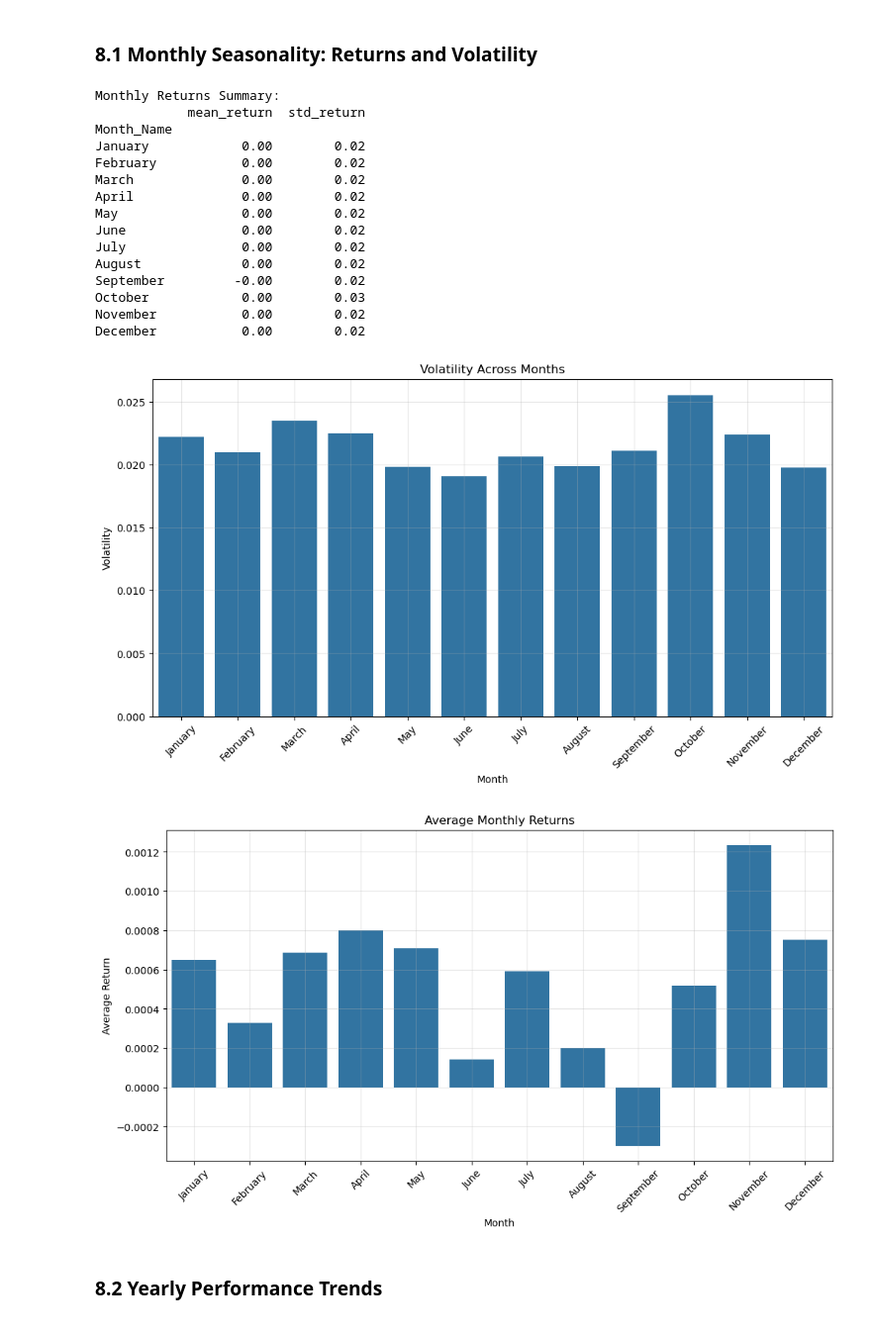
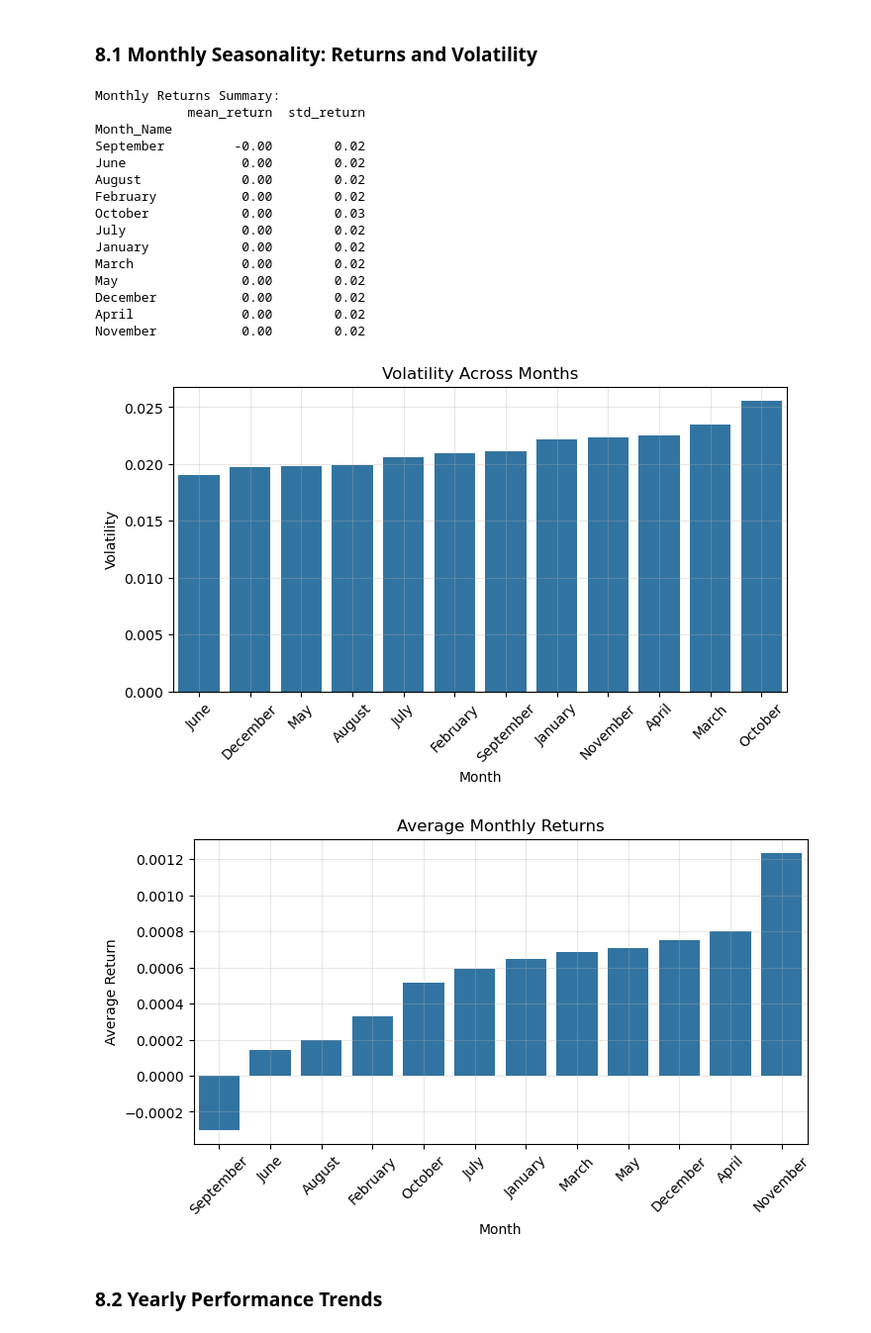
Before and after one commit to BoraY-git/Wspeed-G-Assign, a Jupyter notebook: Main-Notebook.ipynb, the cells around one changed output. Shown at 99% size. Drawn from its saved outputs; the diff is of its cells as text; code cells hidden in the pictures.

```diff
--- a/Main-Notebook.ipynb
+++ b/Main-Notebook.ipynb
@@ -177,7 +177,6 @@ df_stocks['252_days_vol'] = df_stocks.groupby('Ticker')['Returns'].rolling(252).
 
 # Sector mapping from master data
 df_sectors = df_sp500_master[['Ticker', 'Name', 'Sector', 'Industry']].drop_duplicates().set_index('Ticker')
-df_stocks = df_stocks.merge(df_sectors[['Sector', 'Industry']], left_on='Ticker', right_index=True, how='left')
 # %% [markdown]
 ## 5. Inflation, Unemployment, and Stock Returns
 # %% [markdown]
@@ -383,28 +379,0 @@ dtype: float64
-# %%
-# Create sector returns from df_stocks (quarterly aggregation)
-# Get list of tickers per sector from df_sectors
-sector_tickers = df_sectors.reset_index().groupby('Sector')['Ticker'].apply(list).to_dict()
-
-# Quarterly returns for each ticker (using df_stocks)
-quarterly_stock_returns = df_stocks.set_index('Date').groupby('Ticker')['Returns'].resample('QS').apply(lambda x: (1+x).prod() - 1).unstack()
-
-# Align with quarterly GDP growth
-gdp_growth = df_quarterly['GDPGrowth'].dropna()
-common_idx = quarterly_stock_returns.index.intersection(gdp_growth.index)
-quarterly_stock_returns = quarterly_stock_returns.loc[common_idx]
-gdp_growth_aligned = gdp_growth.loc[common_idx]
-
-sector_correlations = {}
-for sector, tickers in sector_tickers.items():
-    available = [t for t in tickers if t in quarterly_stock_returns.columns]
-    if available:
-        sector_returns = quarterly_stock_returns[available].mean(axis=1)
-        sector_correlations[sector] = sector_returns.corr(gdp_growth_aligned)
-
-# Plot
-ax = pd.Series(sector_correlations).sort_values().plot(kind='barh', color='blue')
-ax.bar_label(ax.containers[0], fmt='%.2f', label_type='center', color='white', fontweight='bold')
-plt.title('Sector Sensitivity: Correlation with GDP Growth')
-plt.xlabel('Correlation')
-plt.tight_layout()
-plt.show()
@@ -491,49 +458,49 @@ plt.show()
 month_order = ['January','February','March','April','May','June',
                'July','August','September','October','November','December']
 
-monthly_returns_agg = df_stocks.groupby('Month_Name')['Returns'].agg(mean_return='mean', std_return='std').reindex(month_order)
-monthly_volatility = df_stocks.groupby('Month_Name')['Returns'].std().reindex(month_order)
+monthly_returns_agg = (df_stocks.groupby('Month_Name')['Returns'].agg(mean_return='mean', std_return='std').reindex(month_order).sort_values(by='mean_return'))
+monthly_volatility = df_stocks.groupby('Month_Name')['Returns'].std().reindex(month_order).sort_values()
 
 print("Monthly Returns Summary:")
 print(monthly_returns_agg)
 
 # Plot monthly volatility
-plt.figure(figsize=(12,6))
+plt.figure(figsize=(8,4))
 sns.barplot(x=monthly_volatility.index, y=monthly_volatility.values)
 plt.xticks(rotation=45)
 plt.title('Volatility Across Months')
 plt.ylabel('Volatility')
 plt.xlabel('Month')
 plt.grid(True, alpha=0.3)
 plt.show()
 
 # Plot average monthly returns
-plt.figure(figsize=(12,6))
+plt.figure(figsize=(8,4))
 sns.barplot(x=monthly_returns_agg.index, y=monthly_returns_agg['mean_return'])
 plt.xticks(rotation=45)
 plt.title('Average Monthly Returns')
 plt.ylabel('Average Return')
 plt.xlabel('Month')
 plt.grid(True, alpha=0.3)
 plt.show()
 # %% [output]
 Monthly Returns Summary:
             mean_return  std_return
 Month_Name
+September         -0.00        0.02
+June               0.00        0.02
+August             0.00        0.02
+February           0.00        0.02
+October            0.00        0.03
+July               0.00        0.02
 January            0.00        0.02
-February           0.00        0.02
 March              0.00        0.02
+May                0.00        0.02
+December           0.00        0.02
 April              0.00        0.02
-May                0.00        0.02
-June               0.00        0.02
-July               0.00        0.02
-August             0.00        0.02
-September         -0.00        0.02
-October            0.00        0.03
 November           0.00        0.02
-December           0.00        0.02
-[figure, old version]
+[figure, new version]
-[figure, old version]
+[figure, new version]
 # %% [markdown]
 ### 8.2 Yearly Performance Trends
 # %%
```
Also changed, not shown: parts of 5 cells of this notebook.
